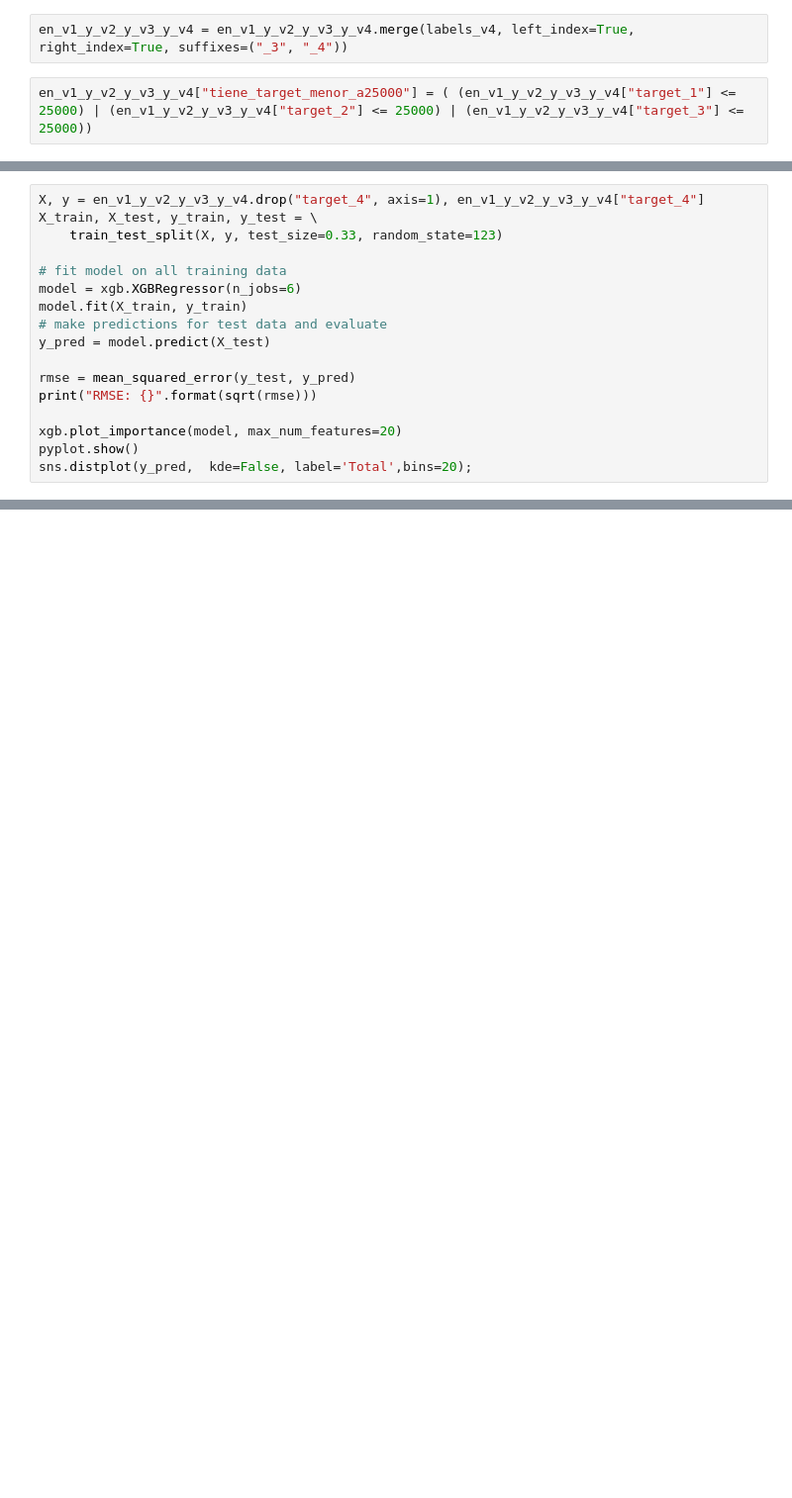
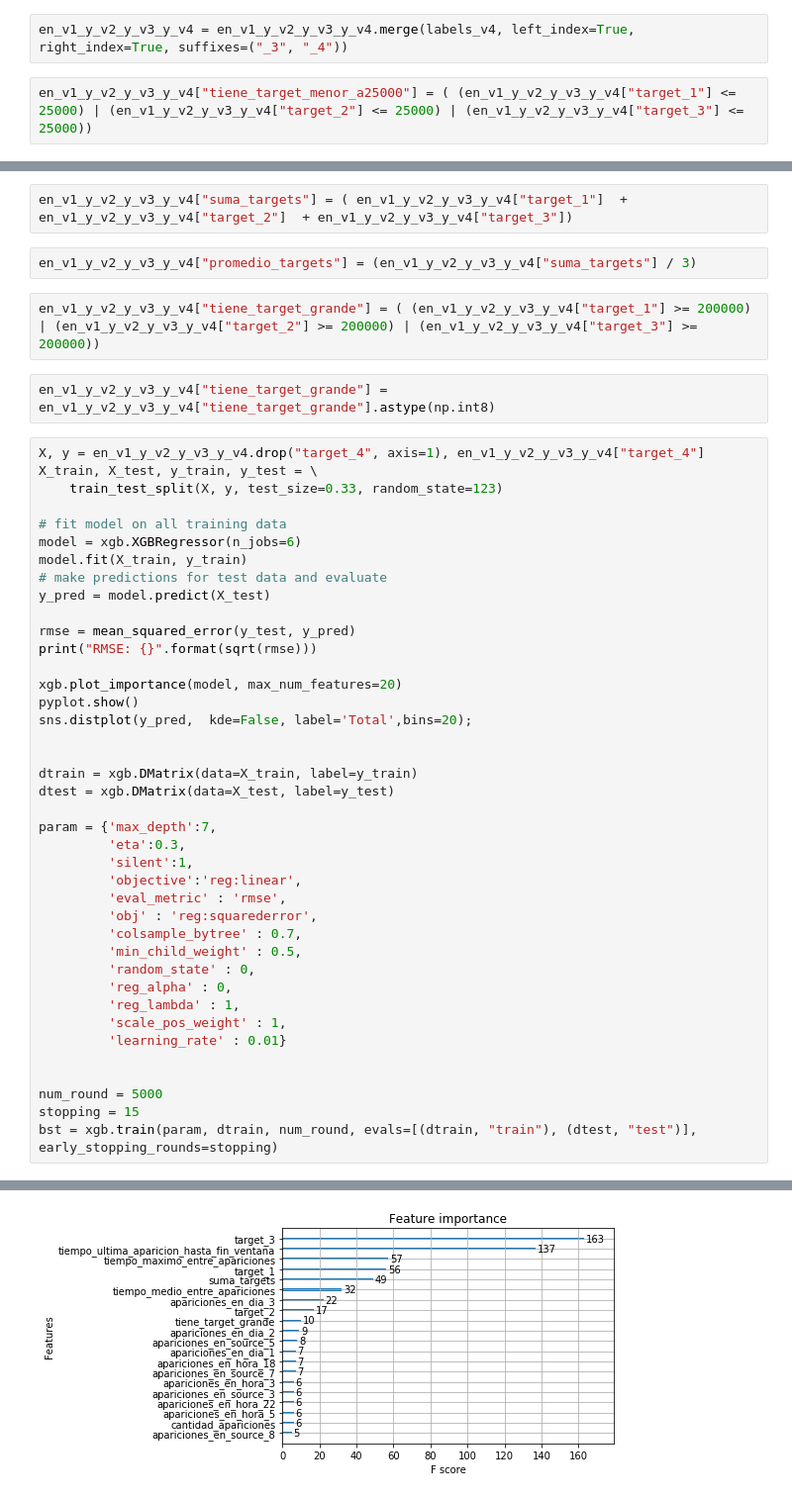
Before and after one commit to mateoicalvo/7506, a Jupyter notebook: tp2/modelo/feature_engineering/solo_competencia/features_solo_targets_competencia.ipynb, the cells around one changed output, grey strips where cells are left out. Shown: that part at 99% size. Drawn from its saved outputs; the diff is of its cells as text; blank space fills up the shorter version.

```diff
--- a/tp2/modelo/feature_engineering/solo_competencia/features_solo_targets_competencia.ipynb
+++ b/tp2/modelo/feature_engineering/solo_competencia/features_solo_targets_competencia.ipynb
@@ -400,3 +390,11 @@ en_v1_y_v2_y_v3_y_v4.head()
+# %%
+en_v1_y_v2_y_v3_y_v4["suma_targets"] = ( en_v1_y_v2_y_v3_y_v4["target_1"]  + en_v1_y_v2_y_v3_y_v4["target_2"]  + en_v1_y_v2_y_v3_y_v4["target_3"])
+# %%
+en_v1_y_v2_y_v3_y_v4["promedio_targets"] = (en_v1_y_v2_y_v3_y_v4["suma_targets"] / 3)
+# %%
+en_v1_y_v2_y_v3_y_v4["tiene_target_grande"] = ( (en_v1_y_v2_y_v3_y_v4["target_1"] >= 200000) | (en_v1_y_v2_y_v3_y_v4["target_2"] >= 200000) | (en_v1_y_v2_y_v3_y_v4["target_3"] >= 200000))
+# %%
+en_v1_y_v2_y_v3_y_v4["tiene_target_grande"] = en_v1_y_v2_y_v3_y_v4["tiene_target_grande"].astype(np.int8)
 # %%
 X, y = en_v1_y_v2_y_v3_y_v4.drop("target_4", axis=1), en_v1_y_v2_y_v3_y_v4["target_4"]
 X_train, X_test, y_train, y_test = \
@@ -414,4 +412,27 @@ print("RMSE: {}".format(sqrt(rmse)))
 xgb.plot_importance(model, max_num_features=20)
 pyplot.show()
 sns.distplot(y_pred,  kde=False, label='Total',bins=20);
+
+
+dtrain = xgb.DMatrix(data=X_train, label=y_train)
+dtest = xgb.DMatrix(data=X_test, label=y_test)
+
+param = {'max_depth':7,
+         'eta':0.3,
+         'silent':1,
+         'objective':'reg:linear',
+         'eval_metric' : 'rmse',
+         'obj' : 'reg:squarederror',
+         'colsample_bytree' : 0.7,
+         'min_child_weight' : 0.5,
+         'random_state' : 0,
+         'reg_alpha' : 0,
+         'reg_lambda' : 1,
+         'scale_pos_weight' : 1,
+         'learning_rate' : 0.01}
+
+
+num_round = 5000
+stopping = 15
+bst = xgb.train(param, dtrain, num_round, evals=[(dtrain, "train"), (dtest, "test")], early_stopping_rounds=stopping)
 # %% [output]
@@ -418,0 +440 @@ ValueError: feature_names may not contain [, ] or <
+[figure, added]
```
Also changed, not shown: parts of 16 cells of this notebook.
